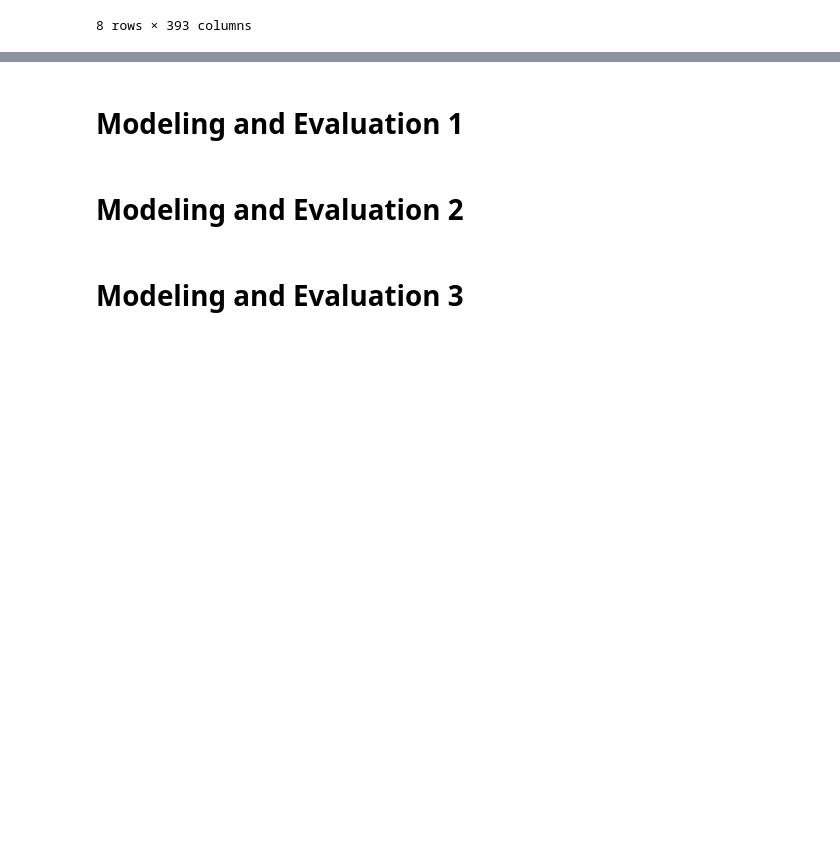
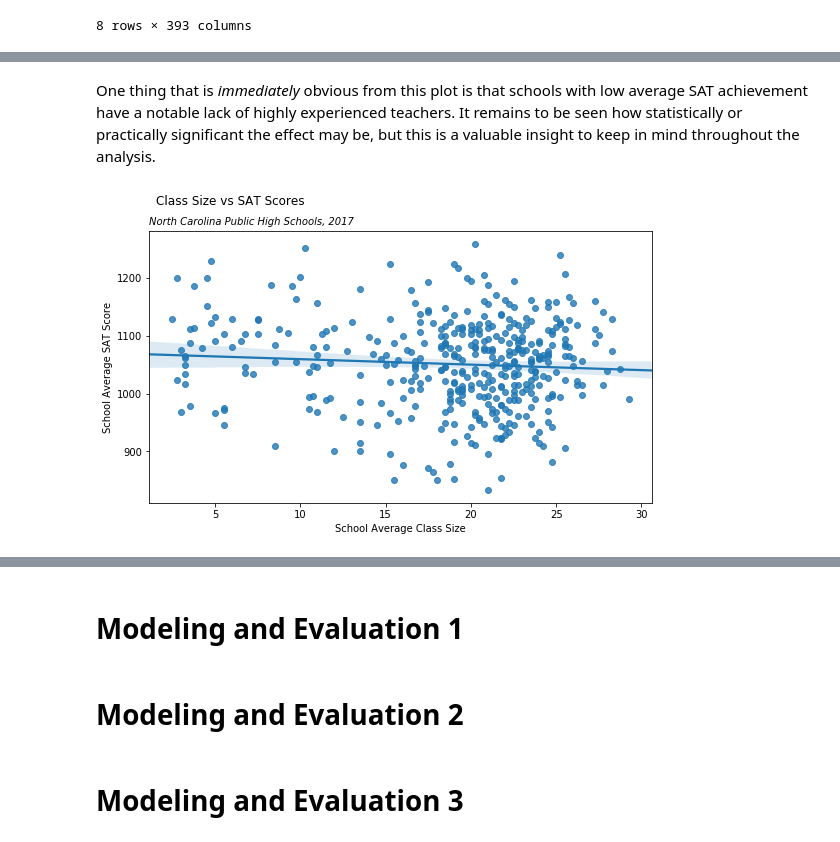
Before and after one commit to jeffweltman/MSDS7331, a Jupyter notebook: Lab3-Kevin.ipynb, the cells around one changed output, grey strips where cells are left out. Saved outputs shown, nothing was run; the diff lists cells and outputs as text; code cells hidden in the pictures; blank space fills up the shorter version.

```diff
--- a/Lab3-Kevin.ipynb
+++ b/Lab3-Kevin.ipynb
@@ -660,0 +676,18 @@ hs_2017.describe()
+# %% [markdown]
+One thing that is *immediately* obvious from this plot is that schools with low average SAT achievement have a notable lack of highly experienced teachers. It remains to be seen how statistically or practically significant the effect may be, but this is a valuable insight to keep in mind throughout the analysis.
+# %%
+vars = ['09_Size', '10_Size', '11_Size', '12_Size']# 'sat_avg_score_num']
+avg_sizes = hs_2017[vars].mean(axis=1)
+scores = hs_2017.sat_avg_score_num
+df = pd.concat([avg_sizes, scores], axis=1)
+df = df[(df != 0).all(1)]
+df.columns = ['Average Class Size', 'Average SAT Scores']
+fig, ax = plt.subplots(figsize=(9, 5))
+sns.regplot(x='Average Class Size', y = 'Average SAT Scores', data = df)
+plt.xlabel("School Average Class Size")
+plt.ylabel("School Average SAT Score")
+plt.suptitle('Class Size vs SAT Scores', x = .25)
+plt.title('North Carolina Public High Schools, 2017', size=10, loc='left', style = 'italic')
+plt.show()
+# %% [output]
+[figure, added]
```
Also changed, not shown: parts of 16 cells of this notebook.
